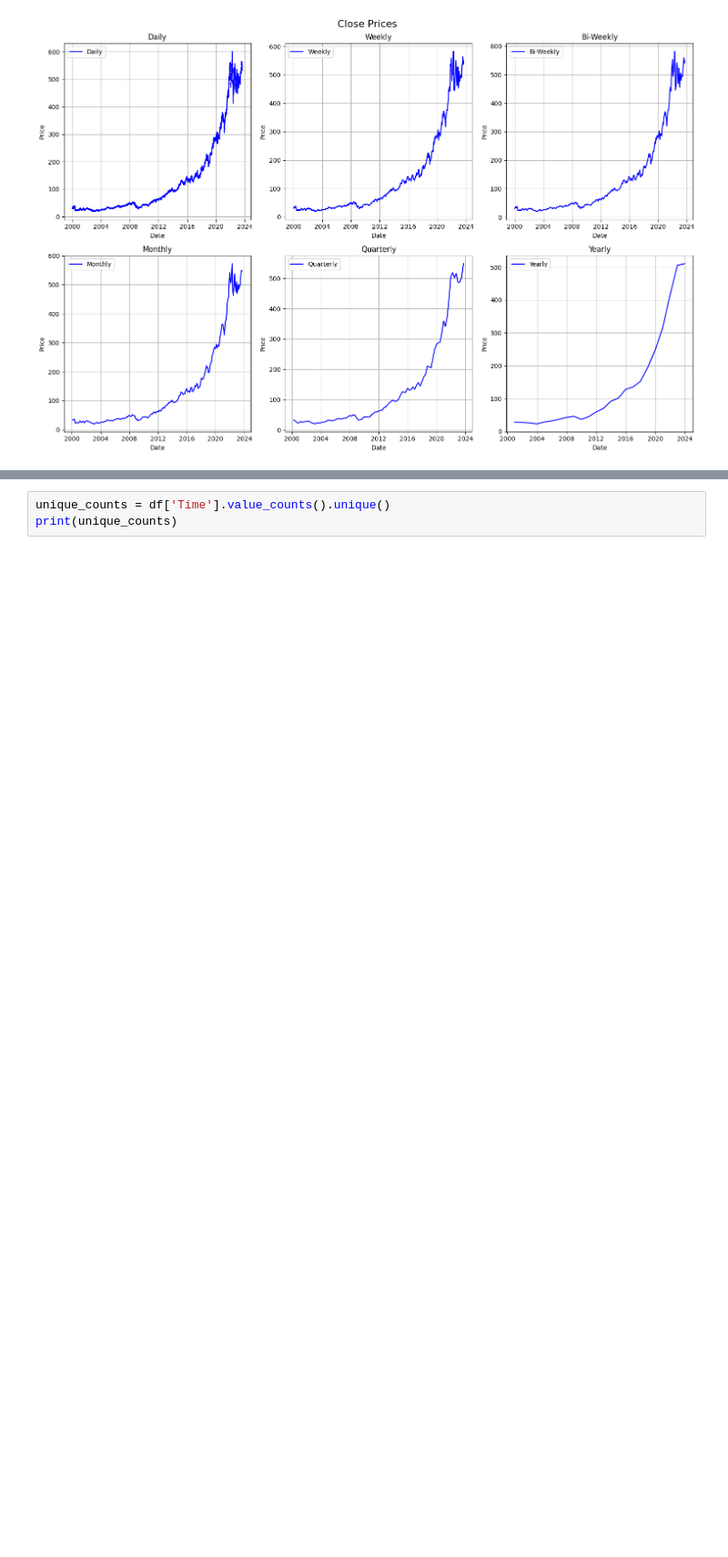
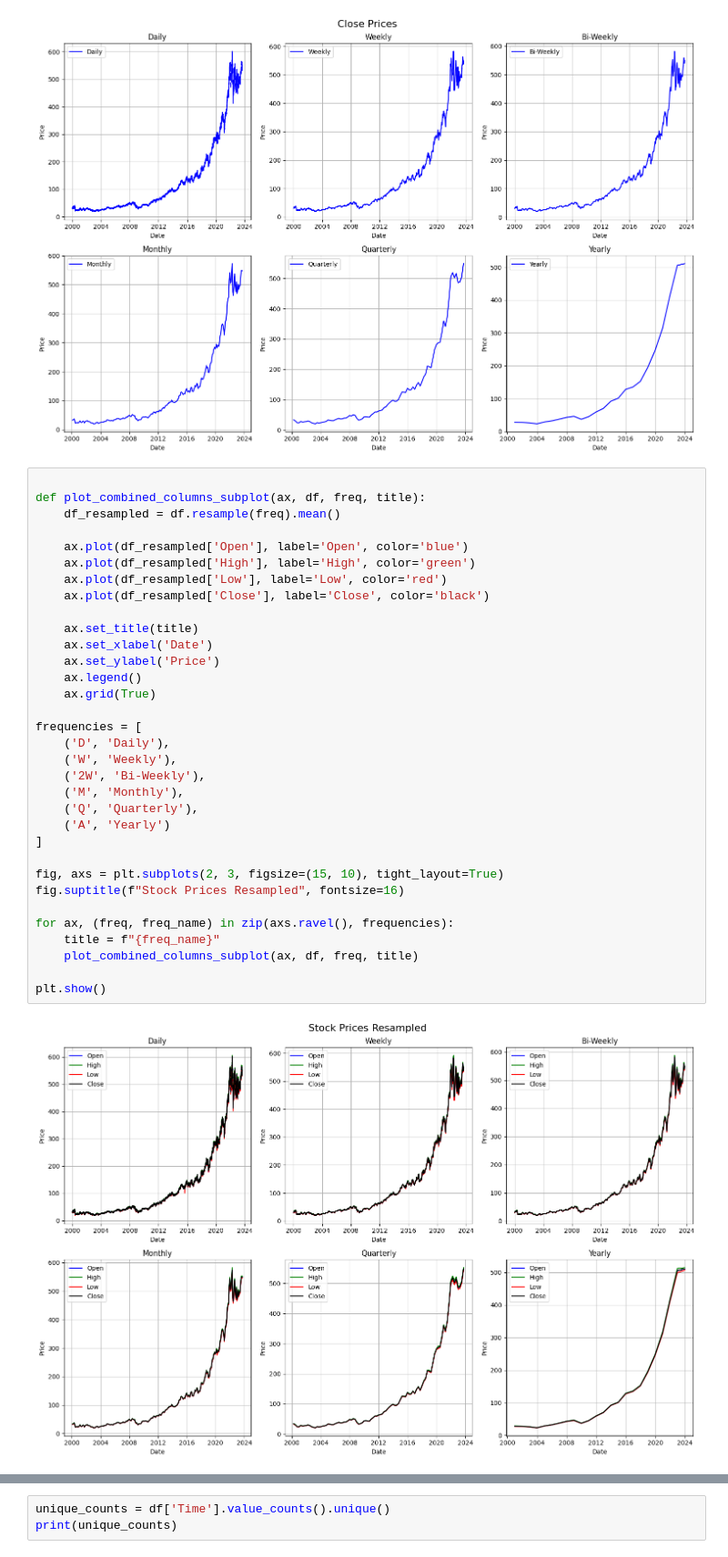
Before and after one commit to vikastrivedi0/Costco-Stock-Price-Prediction, a Jupyter notebook: CostcoStockPredictionLSTM.ipynb, the cells around one changed output, grey strips where cells are left out. Shown at 91% size. Drawn from its saved outputs; the diff is of its cells as text; blank space fills up the shorter version.

Commit message:
Updated the plot with better visualization with subplots

```diff
--- a/CostcoStockPredictionLSTM.ipynb
+++ b/CostcoStockPredictionLSTM.ipynb
@@ -76,3 +78,38 @@ plt.show()
 [figure]
 [figure]
 [figure]
+# %%
+
+def plot_combined_columns_subplot(ax, df, freq, title):
+    df_resampled = df.resample(freq).mean()
+
+    ax.plot(df_resampled['Open'], label='Open', color='blue')
+    ax.plot(df_resampled['High'], label='High', color='green')
+    ax.plot(df_resampled['Low'], label='Low', color='red')
+    ax.plot(df_resampled['Close'], label='Close', color='black')
+
+    ax.set_title(title)
+    ax.set_xlabel('Date')
+    ax.set_ylabel('Price')
+    ax.legend()
+    ax.grid(True)
+
+frequencies = [
+    ('D', 'Daily'),
+    ('W', 'Weekly'),
+    ('2W', 'Bi-Weekly'),
+    ('M', 'Monthly'),
+    ('Q', 'Quarterly'),
+    ('A', 'Yearly')
+]
+
+fig, axs = plt.subplots(2, 3, figsize=(15, 10), tight_layout=True)
+fig.suptitle(f"Stock Prices Resampled", fontsize=16)
+
+for ax, (freq, freq_name) in zip(axs.ravel(), frequencies):
+    title = f"{freq_name}"
+    plot_combined_columns_subplot(ax, df, freq, title)
+
+plt.show()
+# %% [output]
+[figure, added]
```
Also changed, not shown: parts of 17 cells of this notebook.
